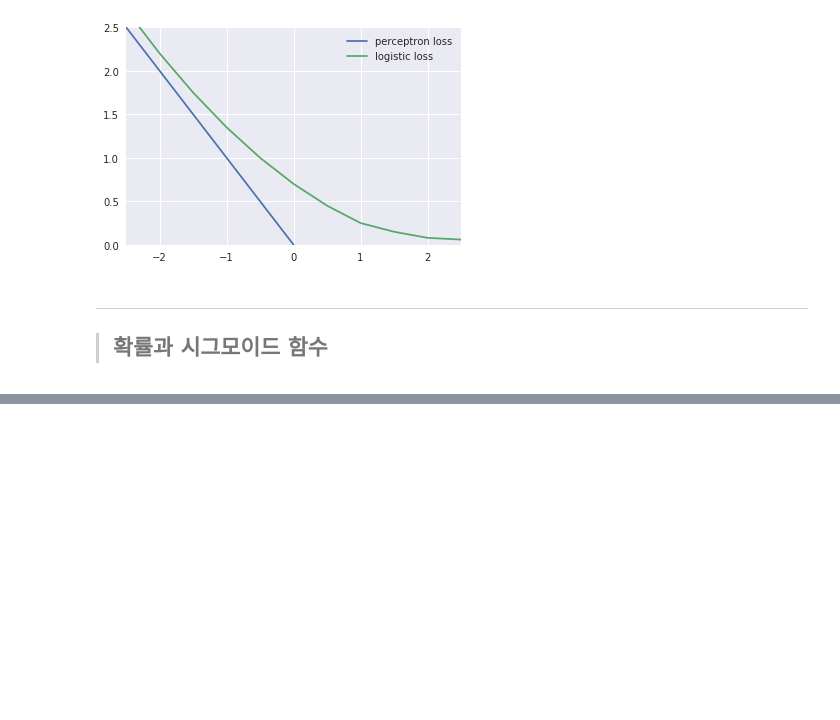
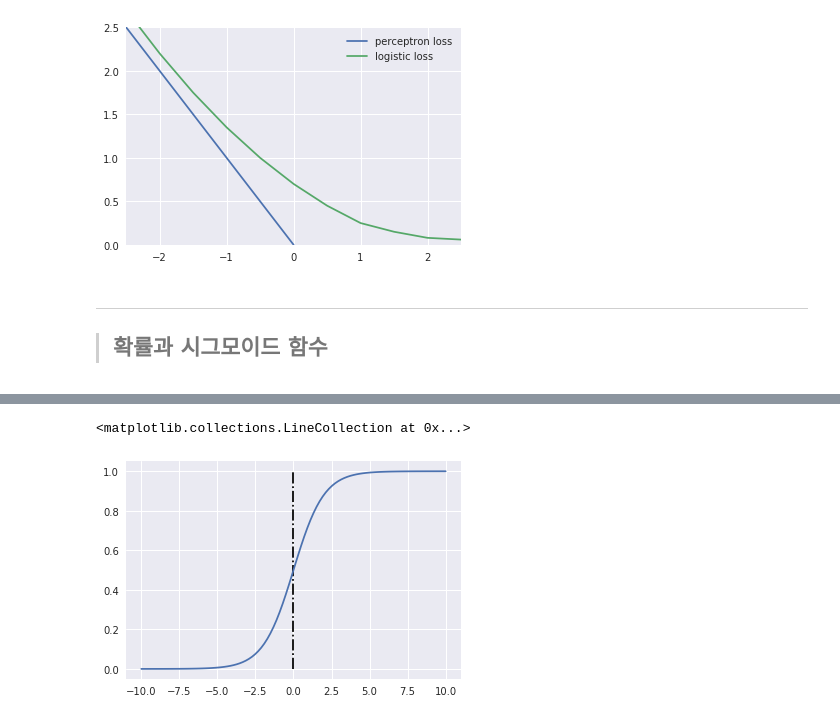
Before and after one commit to kookoowaa/ML_with_GCP, a Jupyter notebook: 04-5 Logistic Regression.ipynb, the cells around one changed output, grey strips where cells are left out. Cells and saved outputs as stored; diff of their text form; code cells hidden in the pictures; blank space fills up the shorter version.

```diff
--- a/04-5 Logistic Regression.ipynb
+++ b/04-5 Logistic Regression.ipynb
@@ -78,0 +104,12 @@ ___
+# %%
+def sigmoid(d):
+  return 1 / (1 + np.exp(-d))
+# %%
+x = np.linspace(-10,10,100)
+y = sigmoid(x)
+
+plt.plot(x, y)
+plt.vlines(x = 0, ymin = 0, ymax = 1, linestyle ='-.')
+# %% [output]
+<matplotlib.collections.LineCollection at 0x...>
+[figure, added]
```
Also changed, not shown: parts of 7 cells of this notebook.
